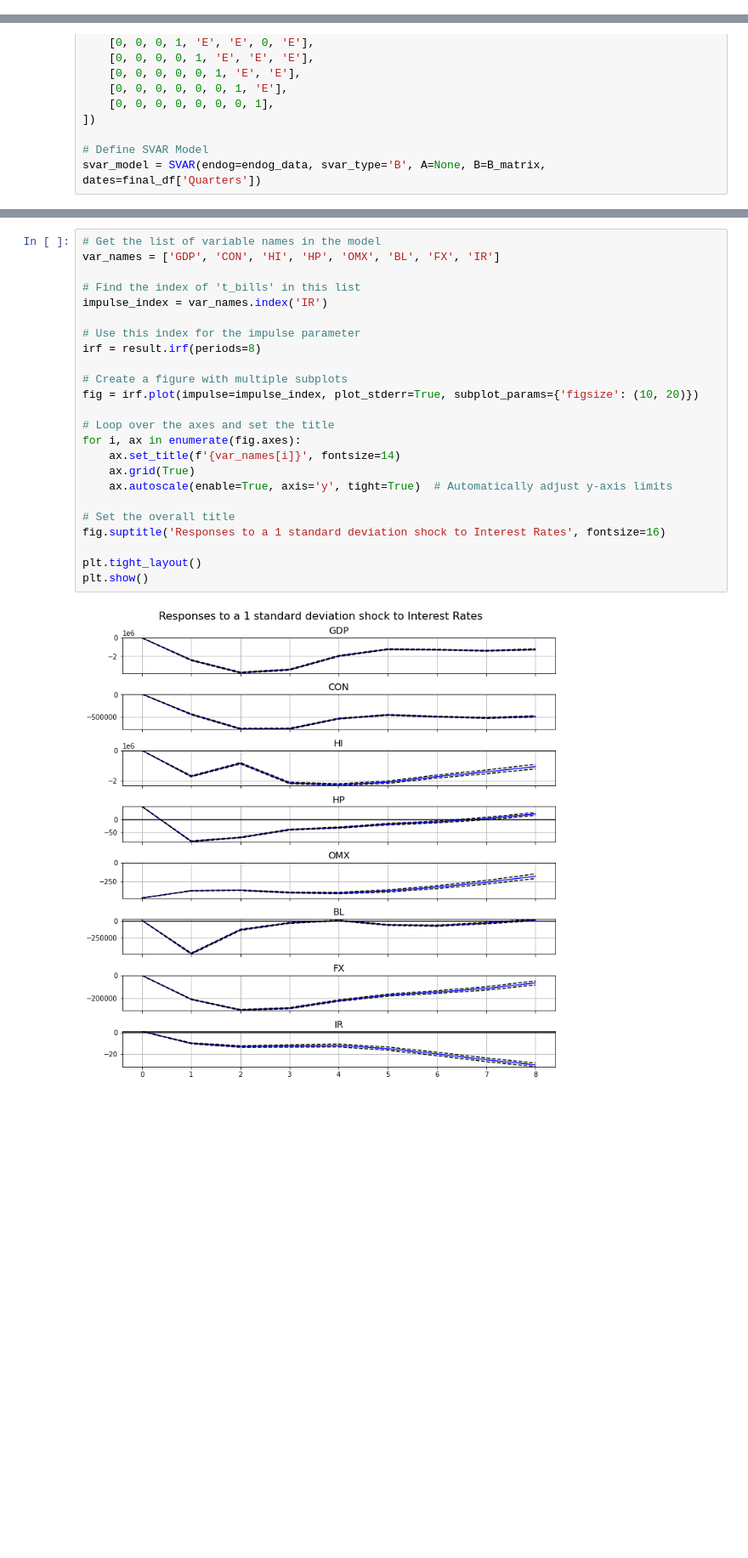
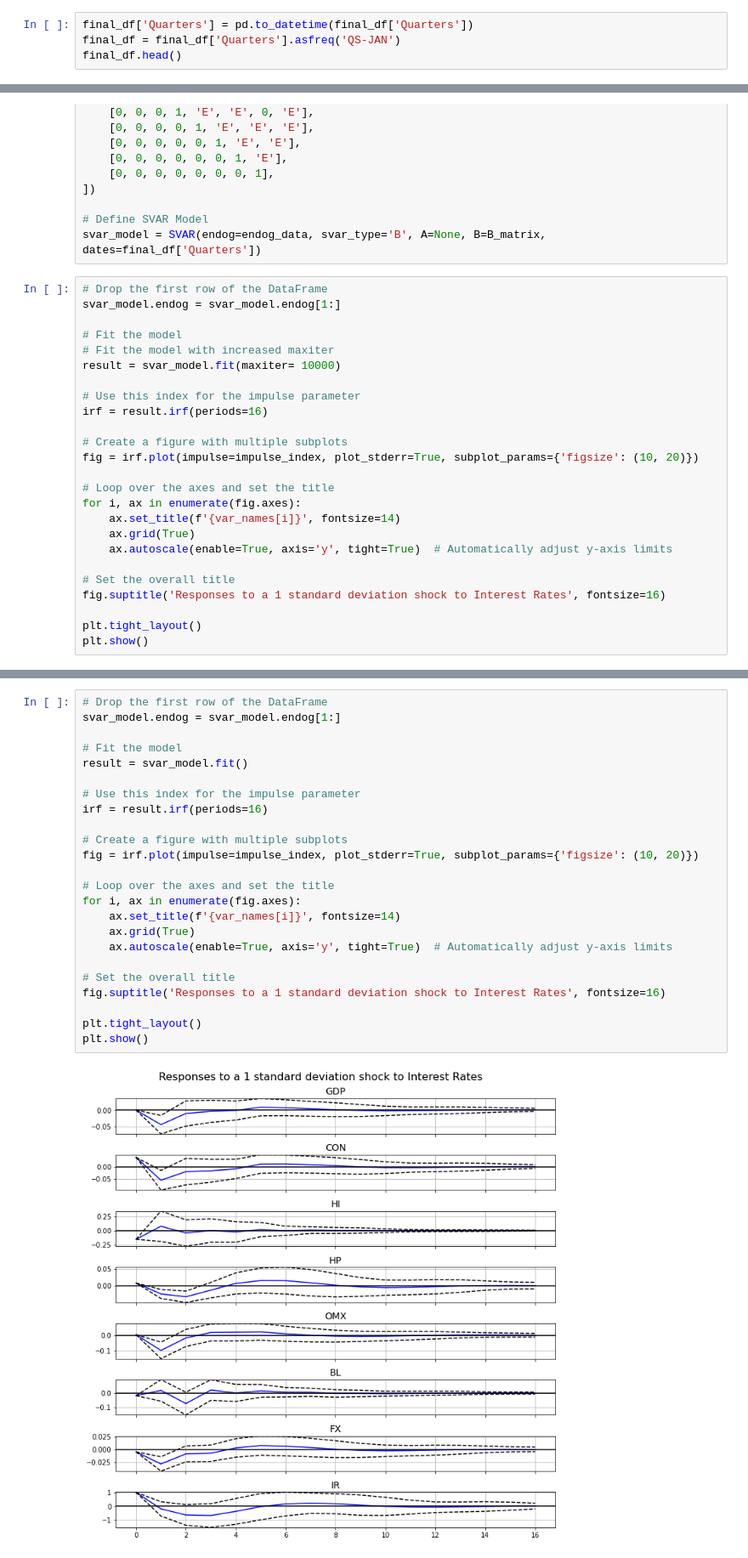
Before and after one commit to anahatkc/DataProject_526, a Jupyter notebook: data_chanya.ipynb, the cells around one changed output, grey strips where cells are left out. Shown at 85% size. Drawn from its saved outputs; the diff is of its cells as text; blank space fills up the shorter version.

```diff
--- a/data_chanya.ipynb
+++ b/data_chanya.ipynb
@@ -187,0 +192,4 @@ dtype: object
+# %%
+final_df['Quarters'] = pd.to_datetime(final_df['Quarters'])
+final_df = final_df['Quarters'].asfreq('QS-JAN')
+final_df.head()
@@ -203,3 +234,28 @@ B_matrix = np.array([
 
 # Define SVAR Model
 svar_model = SVAR(endog=endog_data, svar_type='B', A=None, B=B_matrix, dates=final_df['Quarters'])
+# %%
+# Drop the first row of the DataFrame
+svar_model.endog = svar_model.endog[1:]
+
+# Fit the model
+# Fit the model with increased maxiter
+result = svar_model.fit(maxiter= 10000)
+
+# Use this index for the impulse parameter
+irf = result.irf(periods=16)
+
+# Create a figure with multiple subplots
+fig = irf.plot(impulse=impulse_index, plot_stderr=True, subplot_params={'figsize': (10, 20)})
+
+# Loop over the axes and set the title
+for i, ax in enumerate(fig.axes):
+    ax.set_title(f'{var_names[i]}', fontsize=14)
+    ax.grid(True)
+    ax.autoscale(enable=True, axis='y', tight=True)  # Automatically adjust y-axis limits
+
+# Set the overall title
+fig.suptitle('Responses to a 1 standard deviation shock to Interest Rates', fontsize=16)
+
+plt.tight_layout()
+plt.show()
@@ -206,29 +265,29 @@ svar_model = SVAR(endog=endog_data, svar_type='B', A=None, B=B_matrix, dates=fin
 # %%
-# Get the list of variable names in the model
-var_names = ['GDP', 'CON', 'HI', 'HP', 'OMX', 'BL', 'FX', 'IR']
+# Drop the first row of the DataFrame
+svar_model.endog = svar_model.endog[1:]
 
-# Find the index of 't_bills' in this list
-impulse_index = var_names.index('IR')
+# Fit the model
+result = svar_model.fit()
 
 # Use this index for the impulse parameter
-irf = result.irf(periods=8)
+irf = result.irf(periods=16)
 
 # Create a figure with multiple subplots
 fig = irf.plot(impulse=impulse_index, plot_stderr=True, subplot_params={'figsize': (10, 20)})
 
 # Loop over the axes and set the title
 for i, ax in enumerate(fig.axes):
     ax.set_title(f'{var_names[i]}', fontsize=14)
     ax.grid(True)
     ax.autoscale(enable=True, axis='y', tight=True)  # Automatically adjust y-axis limits
 
 # Set the overall title
 fig.suptitle('Responses to a 1 standard deviation shock to Interest Rates', fontsize=16)
 
 plt.tight_layout()
 plt.show()
 # %% [output]
-[figure, old version]
+[figure, new version]
 # %%
 # Get the IRFs as a numpy array
 irfs_array = irf.irfs
```
Also changed, not shown: parts of 5 cells of this notebook.
